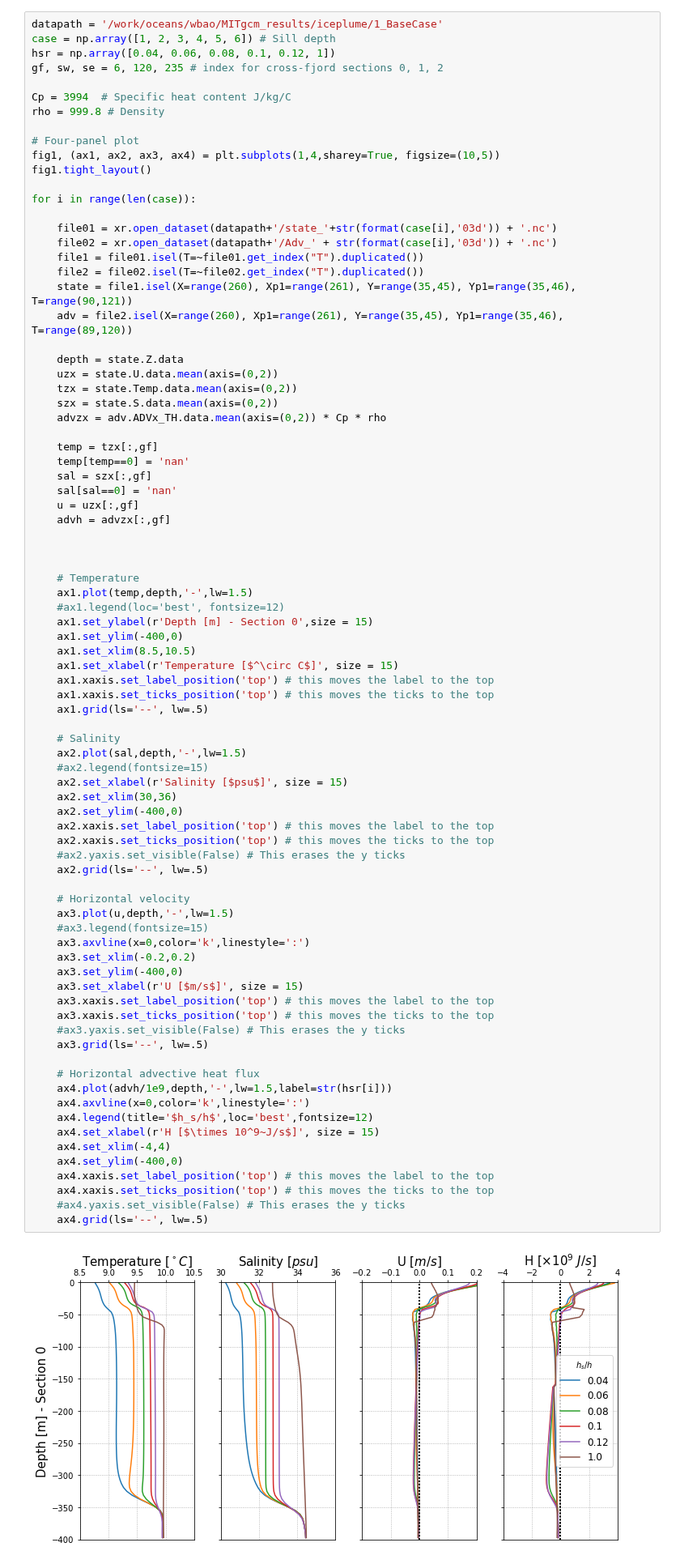
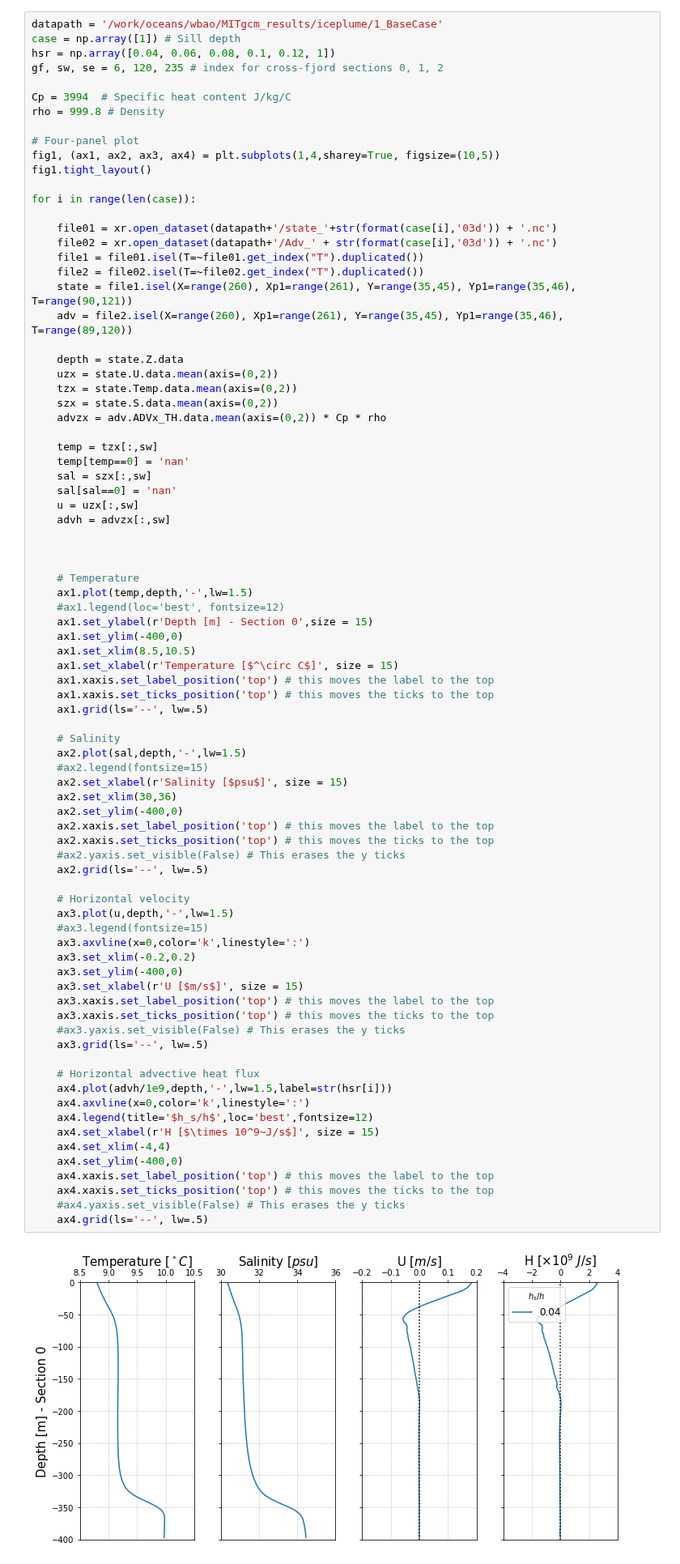
Before and after one commit to weiyangbao/Jupyter-Iceplume, a Jupyter notebook: Fjord Modeling/vertical_profiles.ipynb, the cells around one changed output. Shown at 81% size. Drawn from its saved outputs; the diff is of its cells as text.

Commit message:
Modified for new plots

```diff
--- a/Fjord Modeling/vertical_profiles.ipynb
+++ b/Fjord Modeling/vertical_profiles.ipynb
@@ -5,7 +5,7 @@ import matplotlib.pyplot as plt
 import os
 # %%
 datapath = '/work/oceans/wbao/MITgcm_results/iceplume/1_BaseCase'
-case = np.array([1, 2, 3, 4, 5, 6]) # Sill depth
+case = np.array([1]) # Sill depth
 hsr = np.array([0.04, 0.06, 0.08, 0.1, 0.12, 1])
 gf, sw, se = 6, 120, 235 # index for cross-fjord sections 0, 1, 2
 
@@ -31,12 +31,12 @@ for i in range(len(case)):
     szx = state.S.data.mean(axis=(0,2))
     advzx = adv.ADVx_TH.data.mean(axis=(0,2)) * Cp * rho
 
-    temp = tzx[:,gf]
+    temp = tzx[:,sw]
     temp[temp==0] = 'nan'
-    sal = szx[:,gf]
+    sal = szx[:,sw]
     sal[sal==0] = 'nan'
-    u = uzx[:,gf]
-    advh = advzx[:,gf]
+    u = uzx[:,sw]
+    advh = advzx[:,sw]
 
 
 
@@ -59,31 +59,31 @@ for i in range(len(case)):
     ax2.set_ylim(-400,0)
     ax2.xaxis.set_label_position('top') # this moves the label to the top
     ax2.xaxis.set_ticks_position('top') # this moves the ticks to the top
     #ax2.yaxis.set_visible(False) # This erases the y ticks
     ax2.grid(ls='--', lw=.5)
 
     # Horizontal velocity
     ax3.plot(u,depth,'-',lw=1.5)
     #ax3.legend(fontsize=15)
     ax3.axvline(x=0,color='k',linestyle=':')
     ax3.set_xlim(-0.2,0.2)
     ax3.set_ylim(-400,0)
     ax3.set_xlabel(r'U [$m/s$]', size = 15)
     ax3.xaxis.set_label_position('top') # this moves the label to the top
     ax3.xaxis.set_ticks_position('top') # this moves the ticks to the top
     #ax3.yaxis.set_visible(False) # This erases the y ticks
     ax3.grid(ls='--', lw=.5)
 
     # Horizontal advective heat flux
     ax4.plot(advh/1e9,depth,'-',lw=1.5,label=str(hsr[i]))
     ax4.axvline(x=0,color='k',linestyle=':')
     ax4.legend(title='$h_s/h$',loc='best',fontsize=12)
     ax4.set_xlabel(r'H [$\times 10^9~J/s$]', size = 15)
     ax4.set_xlim(-4,4)
     ax4.set_ylim(-400,0)
     ax4.xaxis.set_label_position('top') # this moves the label to the top
     ax4.xaxis.set_ticks_position('top') # this moves the ticks to the top
     #ax4.yaxis.set_visible(False) # This erases the y ticks
     ax4.grid(ls='--', lw=.5)
 # %% [output]
-[figure, old version]
+[figure, new version]
```
Also changed, not shown: parts of 1 cell of this notebook, 2 other files.
